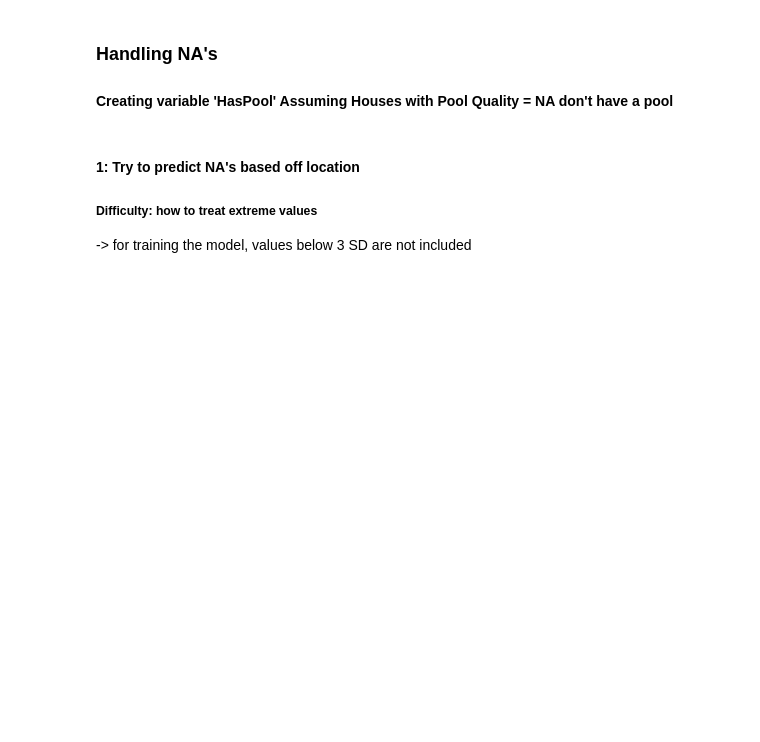
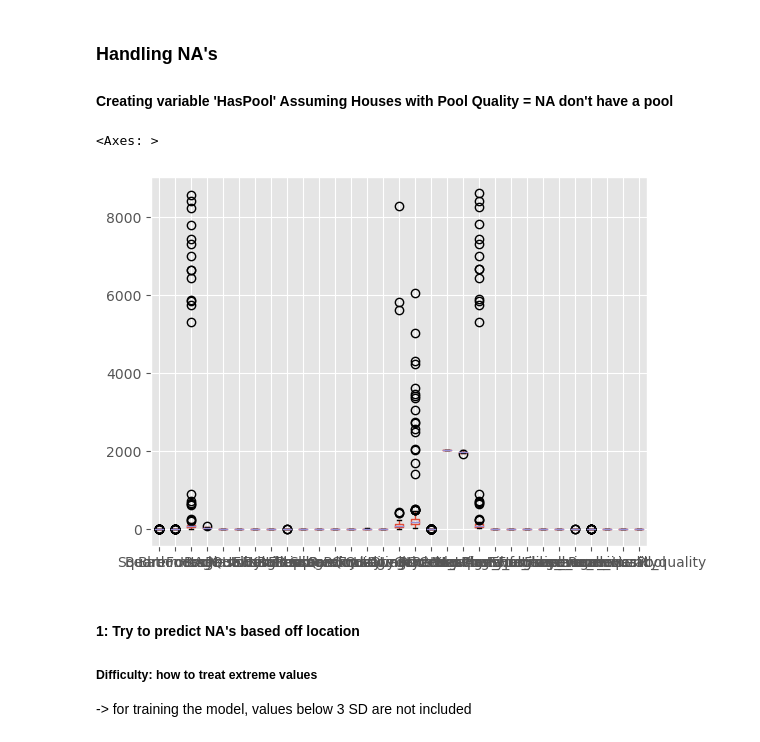
Before and after one commit to NiksSsSsSsSsS/KDDM1, a Jupyter notebook: Group Project, Group 17, EDA & Data Preprocessing.ipynb, the cells around one changed output. Drawn from its saved outputs; the diff is of its cells as text; code cells hidden in the pictures; blank space fills up the shorter version.

Commit message:
adding boxplots, feature selection, dimensionality reduction pca, random forest regressor, cross-validation

```diff
--- a/Group Project, Group 17, EDA & Data Preprocessing.ipynb
+++ b/Group Project, Group 17, EDA & Data Preprocessing.ipynb
@@ -395,6 +470,11 @@ df["average_overall_quality"] = df["overall_quality"] / num_non_missing_values.r
 # %%
 # Create a new column 'HasPool' based on the presence of 'PoolQuality'
 df['HasPool'] = df['PoolQuality'].notna().astype(int)
+# %%
+df.boxplot()
+# %% [output]
+<Axes: >
+[figure, added]
 # %% [markdown]
 #### 1: Try to predict NA's based off location
 
```
Also changed, not shown: parts of 42 cells of this notebook.
